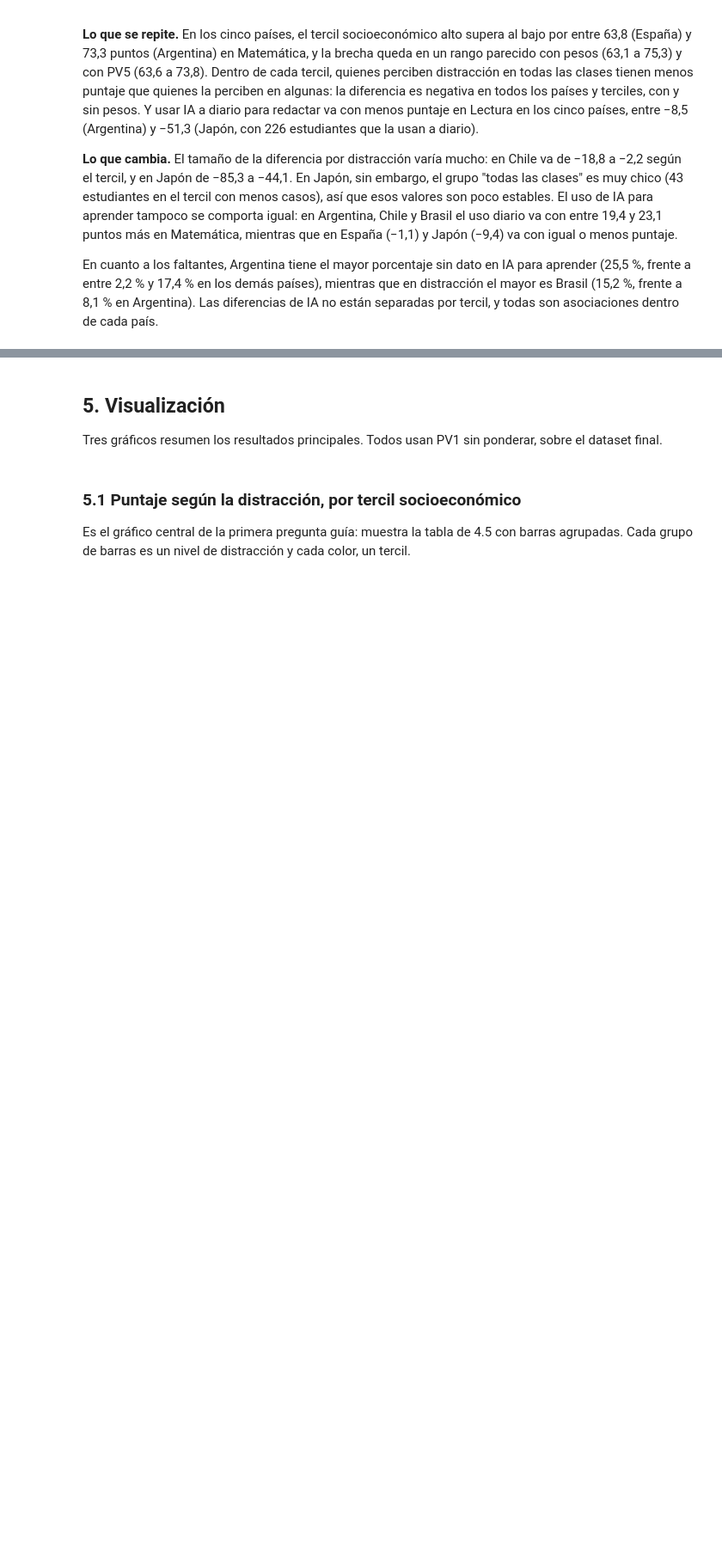
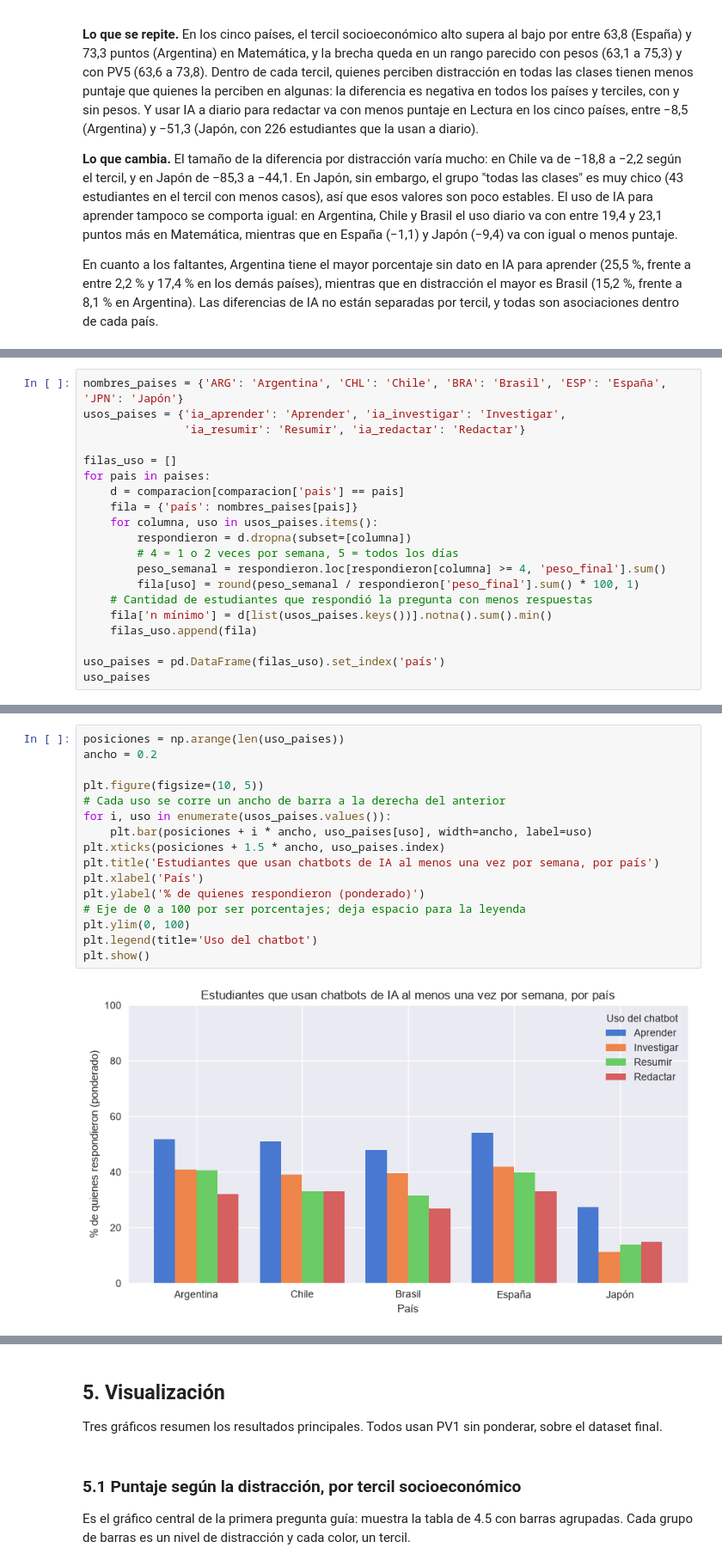
Before and after one commit to ManuelBernardez/PISA-data-analysis, a Jupyter notebook: data_challenge_pisa_argentina.ipynb, the cells around one changed output, grey strips where cells are left out. Shown at 86% size. Cells and saved outputs as stored; diff of their text form; blank space fills up the shorter version.

```diff
--- a/data_challenge_pisa_argentina.ipynb
+++ b/data_challenge_pisa_argentina.ipynb
@@ -1445,0 +1462,20 @@ En cuanto a los faltantes, Argentina tiene el mayor porcentaje sin dato en IA pa
+# %%
+nombres_paises = {'ARG': 'Argentina', 'CHL': 'Chile', 'BRA': 'Brasil', 'ESP': 'España', 'JPN': 'Japón'}
+usos_paises = {'ia_aprender': 'Aprender', 'ia_investigar': 'Investigar',
+               'ia_resumir': 'Resumir', 'ia_redactar': 'Redactar'}
+
+filas_uso = []
+for pais in paises:
+    d = comparacion[comparacion['pais'] == pais]
+    fila = {'país': nombres_paises[pais]}
+    for columna, uso in usos_paises.items():
+        respondieron = d.dropna(subset=[columna])
+        # 4 = 1 o 2 veces por semana, 5 = todos los días
+        peso_semanal = respondieron.loc[respondieron[columna] >= 4, 'peso_final'].sum()
+        fila[uso] = round(peso_semanal / respondieron['peso_final'].sum() * 100, 1)
+    # Cantidad de estudiantes que respondió la pregunta con menos respuestas
+    fila['n mínimo'] = d[list(usos_paises.keys())].notna().sum().min()
+    filas_uso.append(fila)
+
+uso_paises = pd.DataFrame(filas_uso).set_index('país')
+uso_paises
@@ -1445,0 +1490,18 @@ En cuanto a los faltantes, Argentina tiene el mayor porcentaje sin dato en IA pa
+# %%
+posiciones = np.arange(len(uso_paises))
+ancho = 0.2
+
+plt.figure(figsize=(10, 5))
+# Cada uso se corre un ancho de barra a la derecha del anterior
+for i, uso in enumerate(usos_paises.values()):
+    plt.bar(posiciones + i * ancho, uso_paises[uso], width=ancho, label=uso)
+plt.xticks(posiciones + 1.5 * ancho, uso_paises.index)
+plt.title('Estudiantes que usan chatbots de IA al menos una vez por semana, por país')
+plt.xlabel('País')
+plt.ylabel('% de quienes respondieron (ponderado)')
+# Eje de 0 a 100 por ser porcentajes; deja espacio para la leyenda
+plt.ylim(0, 100)
+plt.legend(title='Uso del chatbot')
+plt.show()
+# %% [output]
+[figure, added]
```
Also changed, not shown: parts of 22 cells of this notebook.
